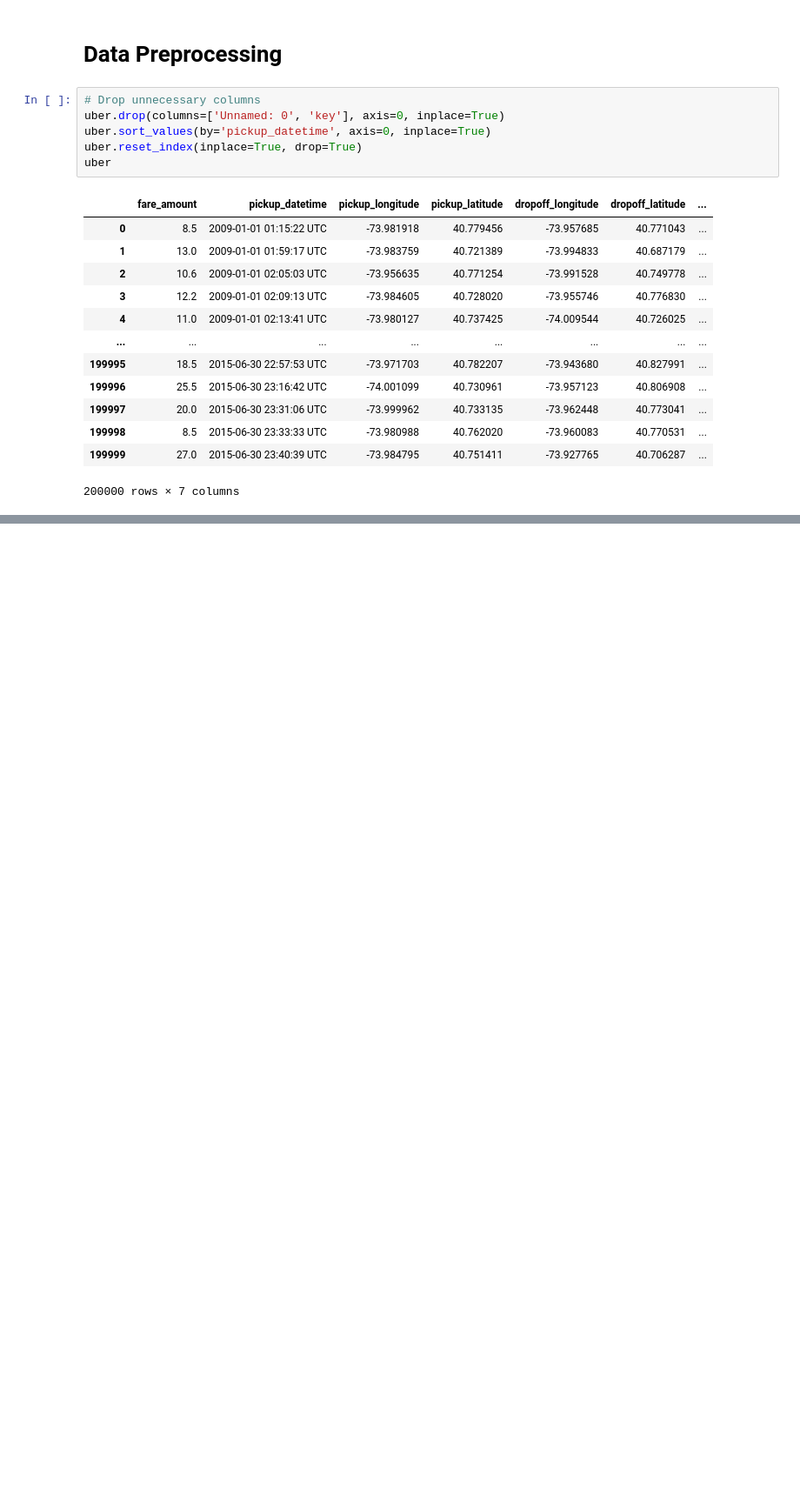
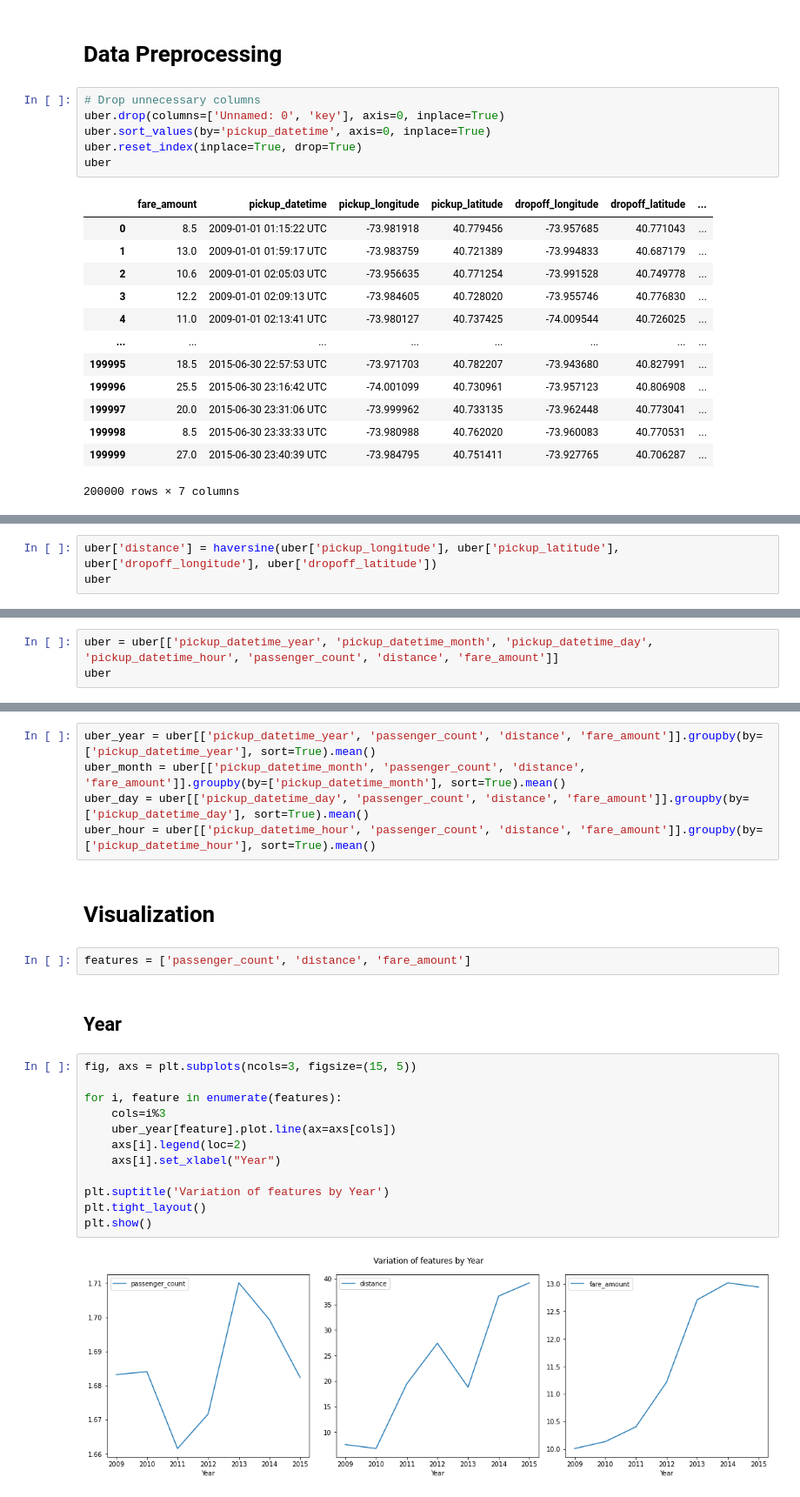
Before and after one commit to escortKwon/IndividualProjects_for_Portfolio, a Jupyter notebook: Unvoted/12. Uber Fare Prediction/UberFarePrediction.ipynb, the cells around one changed output, grey strips where cells are left out. Shown: that part at 87% size. Saved outputs shown, nothing was run; the diff lists cells and outputs as text; blank space fills up the shorter version.

```diff
--- a/Unvoted/12. Uber Fare Prediction/UberFarePrediction.ipynb
+++ b/Unvoted/12. Uber Fare Prediction/UberFarePrediction.ipynb
@@ -114,0 +160,3 @@ uber
+# %%
+uber['distance'] = haversine(uber['pickup_longitude'], uber['pickup_latitude'], uber['dropoff_longitude'], uber['dropoff_latitude'])
+uber
@@ -114,0 +177,3 @@ uber
+# %%
+uber = uber[['pickup_datetime_year', 'pickup_datetime_month', 'pickup_datetime_day', 'pickup_datetime_hour', 'passenger_count', 'distance', 'fare_amount']]
+uber
@@ -114,0 +194,25 @@ uber
+# %%
+uber_year = uber[['pickup_datetime_year', 'passenger_count', 'distance', 'fare_amount']].groupby(by=['pickup_datetime_year'], sort=True).mean()
+uber_month = uber[['pickup_datetime_month', 'passenger_count', 'distance', 'fare_amount']].groupby(by=['pickup_datetime_month'], sort=True).mean()
+uber_day = uber[['pickup_datetime_day', 'passenger_count', 'distance', 'fare_amount']].groupby(by=['pickup_datetime_day'], sort=True).mean()
+uber_hour = uber[['pickup_datetime_hour', 'passenger_count', 'distance', 'fare_amount']].groupby(by=['pickup_datetime_hour'], sort=True).mean()
+# %% [markdown]
+# Visualization
+# %%
+features = ['passenger_count', 'distance', 'fare_amount']
+# %% [markdown]
+## Year
+# %%
+fig, axs = plt.subplots(ncols=3, figsize=(15, 5))
+
+for i, feature in enumerate(features):
+    cols=i%3
+    uber_year[feature].plot.line(ax=axs[cols])
+    axs[i].legend(loc=2)
+    axs[i].set_xlabel("Year")
+
+plt.suptitle('Variation of features by Year')
+plt.tight_layout()
+plt.show()
+# %% [output]
+[figure, added]
```
Also changed, not shown: parts of 20 cells of this notebook.
